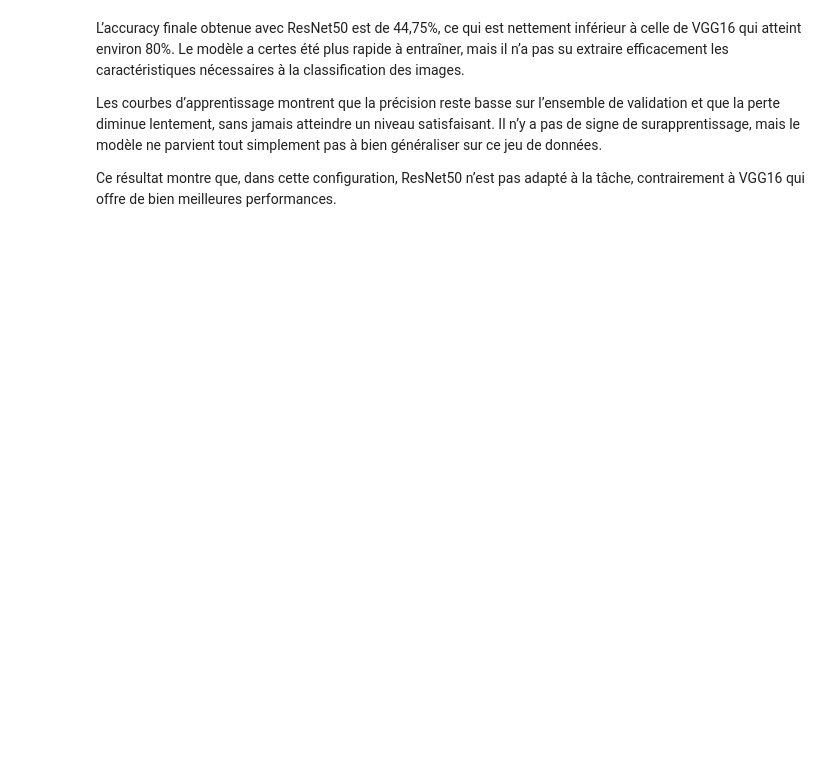
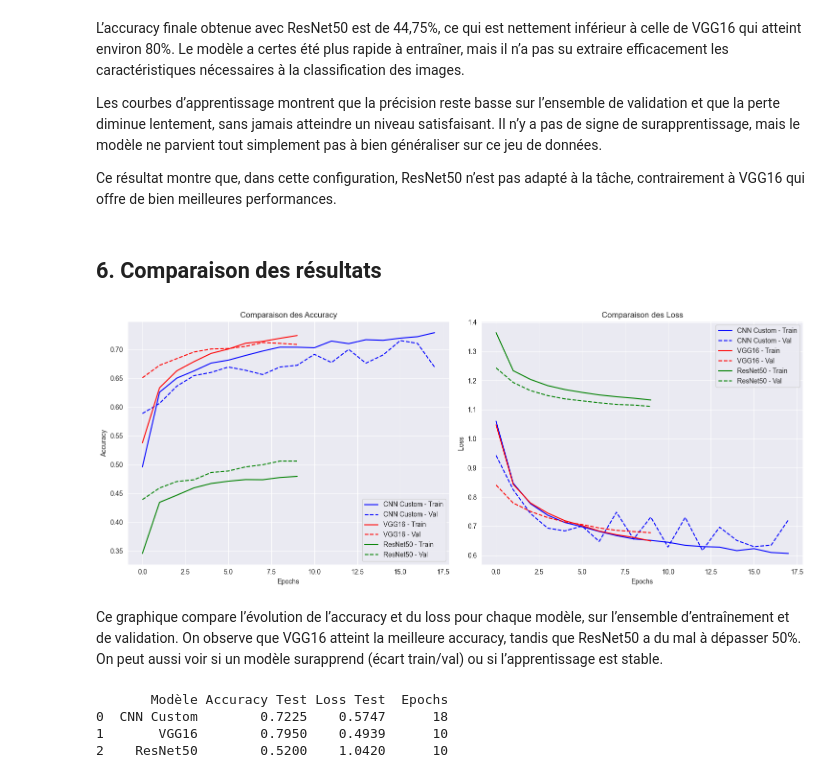
Before and after one commit to 2024-2025-estia-bihar/mesp2-laurent-sini, a Jupyter notebook: notebooks/EDA_Deep_Learning_I.ipynb, the cells around one changed output. Cells and saved outputs as stored; diff of their text form; code cells hidden in the pictures; blank space fills up the shorter version.

Commit message:
Finalisation de EDA_Deep_Learning_I.ipynb

```diff
--- a/notebooks/EDA_Deep_Learning_I.ipynb
+++ b/notebooks/EDA_Deep_Learning_I.ipynb
@@ -779,3 +723,60 @@ L’accuracy finale obtenue avec ResNet50 est de 44,75%, ce qui est nettement in
 Les courbes d’apprentissage montrent que la précision reste basse sur l’ensemble de validation et que la perte diminue lentement, sans jamais atteindre un niveau satisfaisant. Il n’y a pas de signe de surapprentissage, mais le modèle ne parvient tout simplement pas à bien généraliser sur ce jeu de données.
 
 Ce résultat montre que, dans cette configuration, ResNet50 n’est pas adapté à la tâche, contrairement à VGG16 qui offre de bien meilleures performances.
+# %% [markdown]
+## 6. Comparaison des résultats
+# %%
+# Créer une figure avec 2 sous-graphiques
+fig, (ax1, ax2) = plt.subplots(1, 2, figsize=(15, 6))
+
+# Graphique de l'accuracy
+ax1.plot(history.history['accuracy'], label='CNN Custom - Train', color='blue', linestyle='-')
+ax1.plot(history.history['val_accuracy'], label='CNN Custom - Val', color='blue', linestyle='--')
+ax1.plot(history_vgg16.history['accuracy'], label='VGG16 - Train', color='red', linestyle='-')
+ax1.plot(history_vgg16.history['val_accuracy'], label='VGG16 - Val', color='red', linestyle='--')
+ax1.plot(history_resnet50.history['accuracy'], label='ResNet50 - Train', color='green', linestyle='-')
+ax1.plot(history_resnet50.history['val_accuracy'], label='ResNet50 - Val', color='green', linestyle='--')
+
+ax1.set_title('Comparaison des Accuracy')
+ax1.set_xlabel('Epochs')
+ax1.set_ylabel('Accuracy')
+ax1.legend()
+ax1.grid(True)
+
+# Graphique de la loss
+ax2.plot(history.history['loss'], label='CNN Custom - Train', color='blue', linestyle='-')
+ax2.plot(history.history['val_loss'], label='CNN Custom - Val', color='blue', linestyle='--')
+ax2.plot(history_vgg16.history['loss'], label='VGG16 - Train', color='red', linestyle='-')
+ax2.plot(history_vgg16.history['val_loss'], label='VGG16 - Val', color='red', linestyle='--')
+ax2.plot(history_resnet50.history['loss'], label='ResNet50 - Train', color='green', linestyle='-')
+ax2.plot(history_resnet50.history['val_loss'], label='ResNet50 - Val', color='green', linestyle='--')
+
+ax2.set_title('Comparaison des Loss')
+ax2.set_xlabel('Epochs')
+ax2.set_ylabel('Loss')
+ax2.legend()
+ax2.grid(True)
+
+plt.tight_layout()
+plt.show()
+# %% [output]
+[figure, added]
+# %% [markdown]
+Ce graphique compare l’évolution de l’accuracy et du loss pour chaque modèle, sur l’ensemble d’entraînement et de validation.
+On observe que VGG16 atteint la meilleure accuracy, tandis que ResNet50 a du mal à dépasser 50%.
+On peut aussi voir si un modèle surapprend (écart train/val) ou si l’apprentissage est stable.
+# %%
+performances = {
+    'Modèle': ['CNN Custom', 'VGG16', 'ResNet50'],
+    'Accuracy Test': [f'{final_test_acc:.4f}', f'{test_acc_vgg16:.4f}', f'{test_acc_resnet50:.4f}'],
+    'Loss Test': [f'{final_test_loss:.4f}', f'{test_loss_vgg16:.4f}', f'{test_loss_resnet50:.4f}'],
+    'Epochs': [len(history.history['loss']), len(history_vgg16.history['loss']), len(history_resnet50.history['loss'])]
+}
+
+df_performances = pd.DataFrame(performances)
+print(df_performances)
+# %% [output]
+       Modèle Accuracy Test Loss Test  Epochs
+0  CNN Custom        0.7225    0.5747      18
+1       VGG16        0.7950    0.4939      10
+2    ResNet50        0.5200    1.0420      10
```
Also changed, not shown: parts of 35 cells of this notebook.
